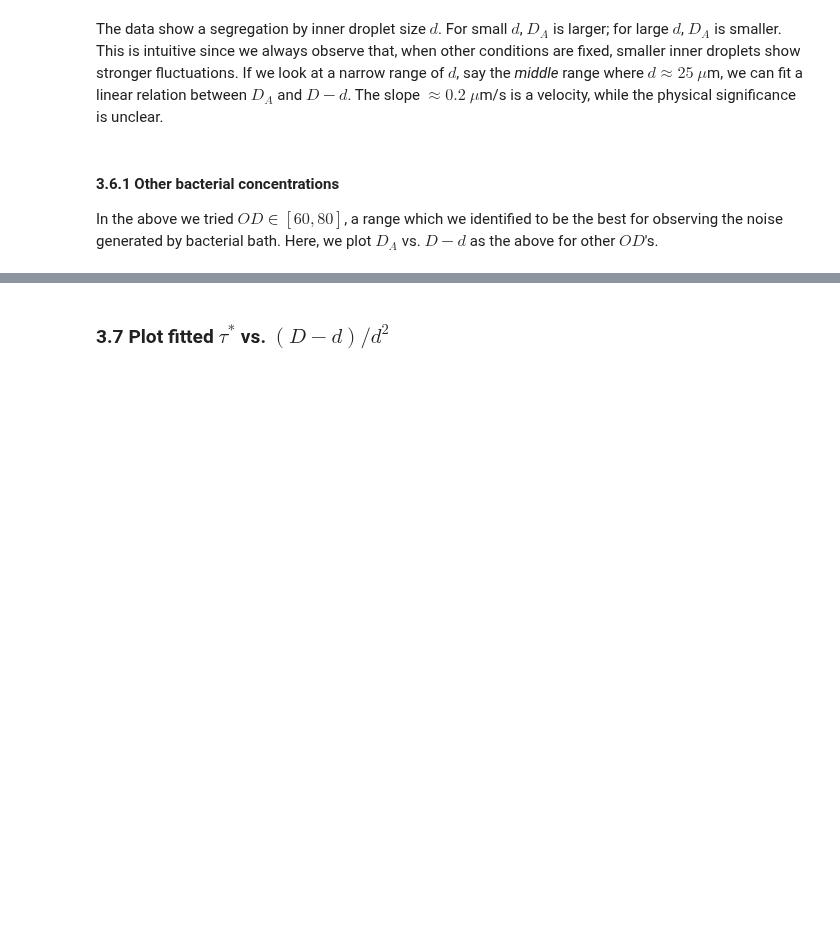
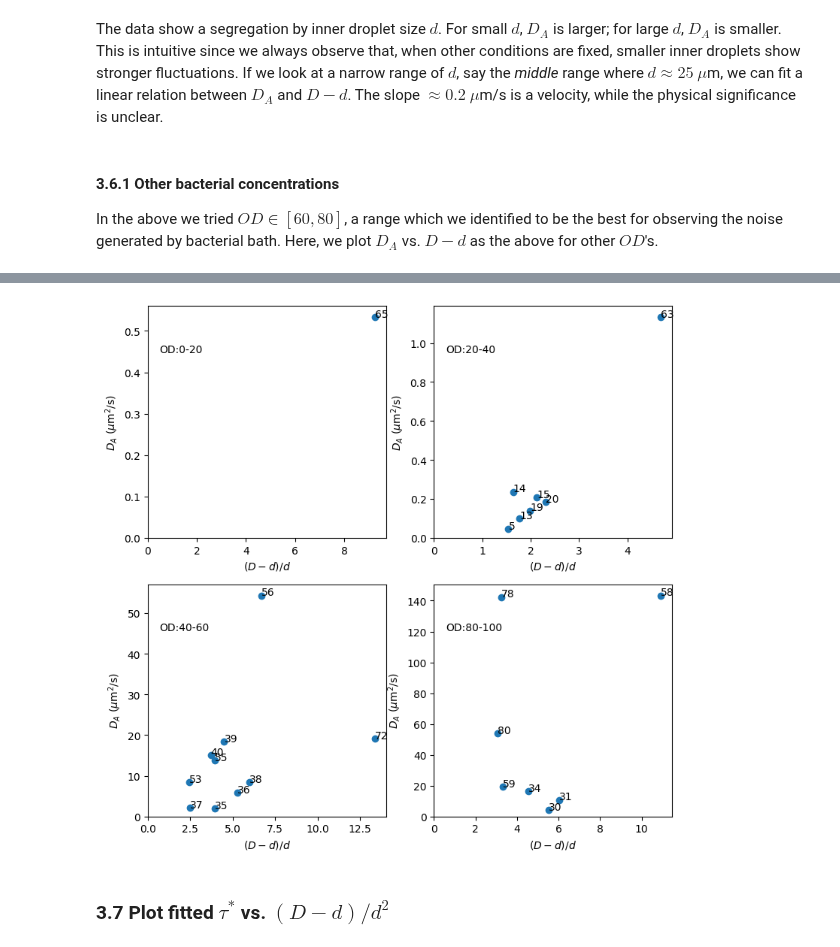
Before and after one commit to ZLoverty/DE, a Jupyter notebook: Code/DE data analysis.ipynb, the cells around one changed output, grey strips where cells are left out. Saved outputs shown, nothing was run; the diff lists cells and outputs as text; code cells hidden in the pictures; blank space fills up the shorter version.

```diff
--- a/Code/DE data analysis.ipynb
+++ b/Code/DE data analysis.ipynb
@@ -638,3 +661,26 @@ For $OD<40$, the active noise is very small and hardly shows dependence on geome
+# %%
+OD_bounds = [[0, 20], [20, 40], [40, 60], [80, 100]]
+fig = plt.figure(figsize=(9, 9), dpi=100)
+ax0 = fig.add_subplot(221)
+ax1 = fig.add_subplot(222)
+ax2 = fig.add_subplot(223)
+ax3 = fig.add_subplot(224)
+ax = [ax0, ax1, ax2, ax3]
+for bound, axx in zip(OD_bounds, ax):
+    log2 = log1.loc[(log1.OD>=bound[0])&(log1.OD<=bound[1])]
+    log2 = log2.loc[~np.isnan(log2.t2)]
+    x = (log2.D-log2.d)/log2.d
+    y = log2.DA_fit
+    axx.scatter(x, y)
+    for num, i in log2.iterrows():
+        axx.annotate(i["DE#"], ((i.D-i.d)/i.d, i.DA_fit))
+    axx.annotate("OD:{0:d}-{1:d}".format(bound[0], bound[1]), [0.05, 0.8], xycoords="axes fraction", fontsize=10)
+    axx.set_xlabel("$(D-d)/d$")
+    axx.set_ylabel("$D_A$ ($\mu$m$^2$/s)")
+    axx.set_xlim([0, x.max()*1.05])
+    axx.set_ylim([0, y.max()*1.05])
+# %% [output]
+[figure, added]
 # %% [markdown]
 ### 3.7 Plot fitted $\tau^*$ vs. $(D-d)/d^2$
 # %%
```
Also changed, not shown: parts of 19 cells of this notebook, 3 other files.
